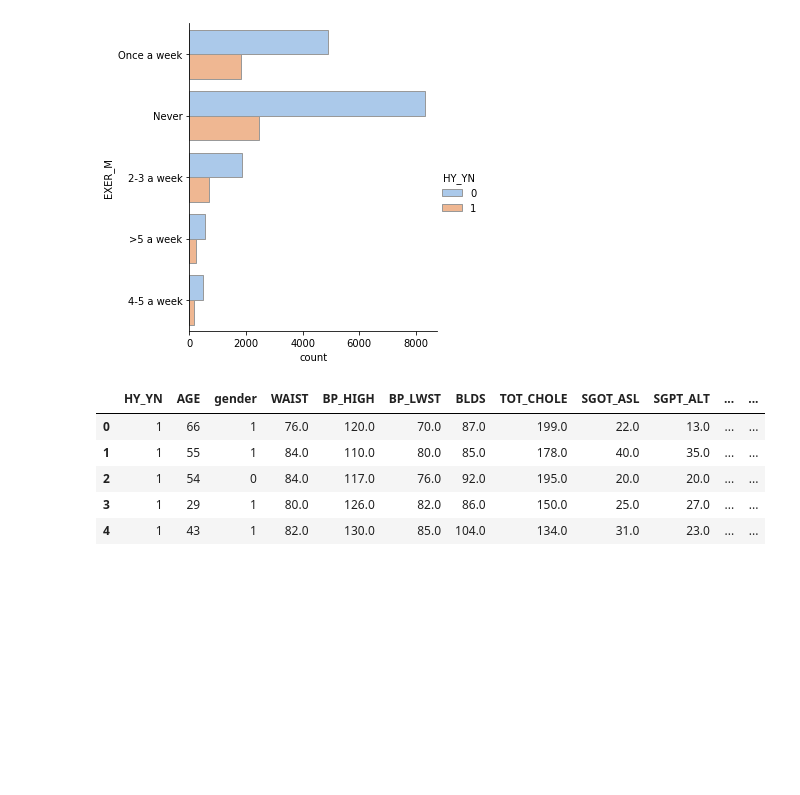
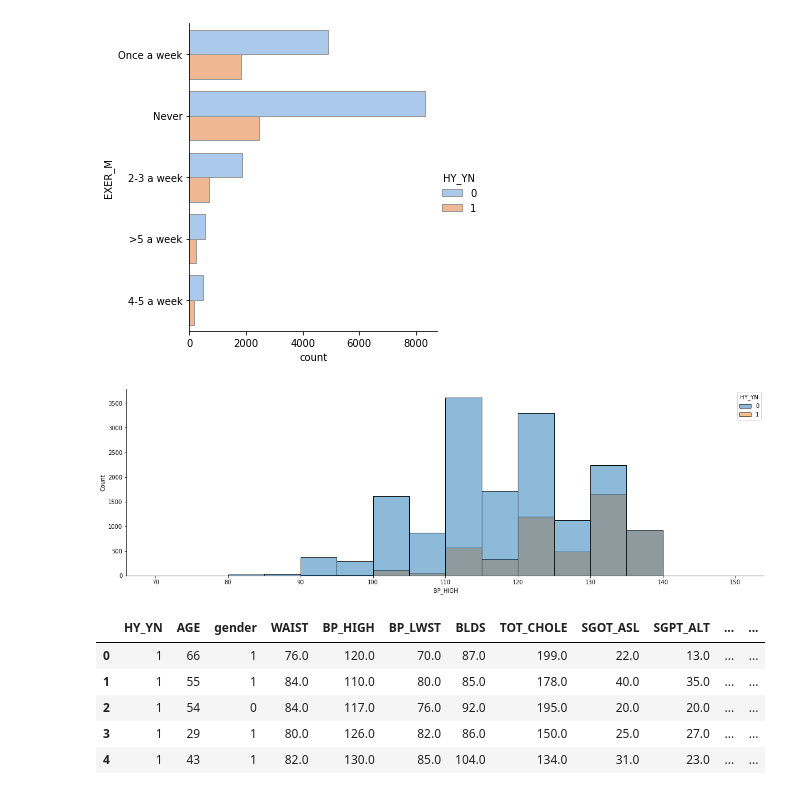
Before and after one commit to istiaqahmedfahim/restart_2022, a Jupyter notebook: Stacking.ipynb, the cells around one changed output. Cells and saved outputs as stored; diff of their text form; code cells hidden in the pictures; blank space fills up the shorter version.

```diff
--- a/Stacking.ipynb
+++ b/Stacking.ipynb
@@ -331,6 +331,13 @@ sns.catplot(y="EXER_M", hue="HY_YN", kind="count",
 # %% [output]
 <seaborn.axisgrid.FacetGrid at 0x...>
 [figure]
+# %%
+plt.figure(figsize=(20, 6))
+bins = [70, 80, 85,90,95, 100,105, 110,115, 120,125,130, 135, 140,145,150]
+sns.histplot(data=dataset, x="BP_HIGH", bins=bins, hue="HY_YN");
+sns.despine(top=True, right=True)
+# %% [output]
+[figure, added]
 # %%
 # using the replace() method
 
```
Also changed, not shown: parts of 1 cell of this notebook.
